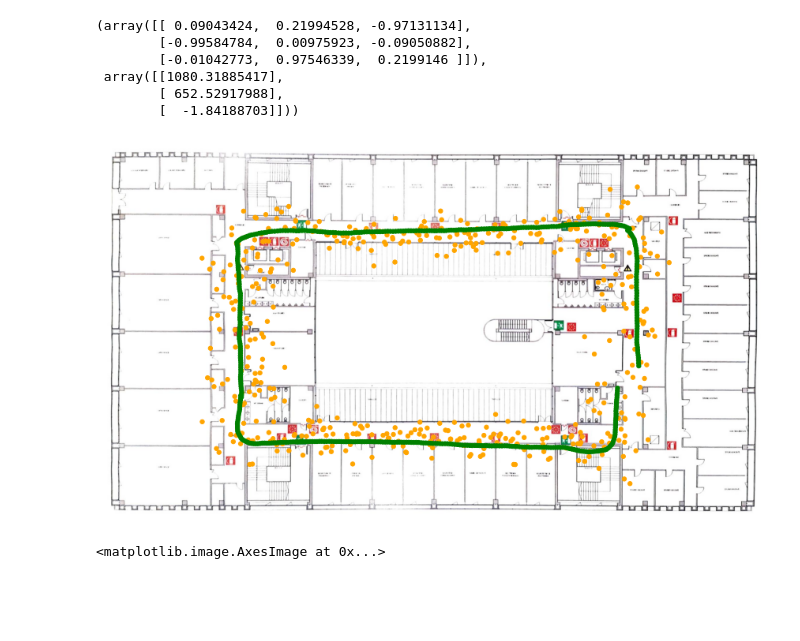
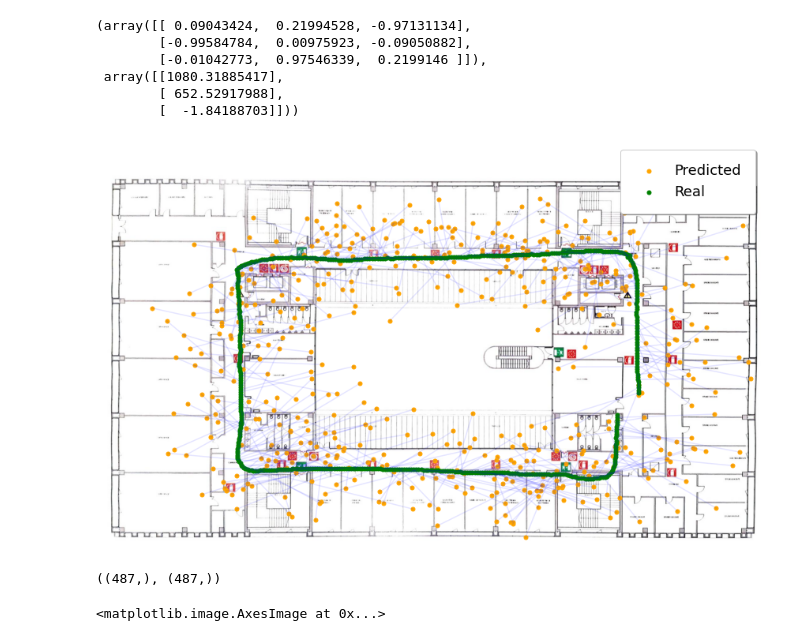
Before and after one commit to fedeizzo/camera-pose-estimation, a Jupyter notebook: notebooks/crs_alignment.ipynb, the cells around one changed output. Drawn from its saved outputs; the diff is of its cells as text; code cells hidden in the pictures; blank space fills up the shorter version.

```diff
--- a/notebooks/crs_alignment.ipynb
+++ b/notebooks/crs_alignment.ipynb
@@ -104,27 +104,34 @@ G = (np.matmul(R, targets) + t).T
 # %%
 img = plt.imread('../camera-pose-estimation/model/static/cadatastral_plan_all.jpg')
 fig, ax = plt.subplots(1, figsize=(15,15))
 ax.set_aspect('equal')
 ax.axis('off')
 
 ax.imshow(img)
-#for p in D:
-#    circ = Circle((p[0]*1, p[1]*0.95+15), 7)
-#    ax.add_patch(circ)
-for p in F:
-    circ = Circle((p[0], p[1]), 7, color='orange')
-    ax.add_patch(circ)
-for p in G:
-    circ = Circle((p[0], p[1]), 7, color='green')
-    ax.add_patch(circ)
-#for p in cadatastral_crs.T:
-    #circ = Circle((p[0], p[1]), 15, color='red')
-    #ax.add_patch(circ)
+ax.scatter(F[:, 0], F[:, 1], s=25, c='orange', label='Predicted')
+ax.scatter(G[:, 0], G[:, 1], s=25, c='green', label='Real')
+#ax.scatter(G[:, 0], G[:, 1]*0.95+15, s=25, c='green', label='Real')
 
-#for a,b in zip(F, G):
-    #ax.plot([a[0],b[0]],[a[1],b[1]], color='blue')
+for a,b in zip(F, G):
+    ax.plot([a[0],b[0]],[a[1],b[1]], color='blue', alpha=0.1)
+
+#ax.legend(['a','b', 'c'], scatterpoints=1, loc='upper right', fancybox=True, framealpha=1, shadow=True, borderpad=1)
+ax.legend(
+    loc='upper right',
+    fancybox=True,
+    framealpha=1,
+    shadow=True,
+    borderpad=1,
+    prop={'size': 18}
+)
+fig.savefig('../net_weights/posenet_map.png', dpi=1, prop={'size': 6}, prop={'size': 6}00)
+plt.show()
 # %% [output]
-[figure, old version]
+[figure, new version]
+# %%
+F[:,0].shape, F[:,1].shape
+# %% [output]
+((487,), (487,))
 # %%
 img = plt.imread('../camera-pose-estimation/model/static/cadatastral_plan_all_walkable.jpg')
 fig, ax = plt.subplots(1, figsize=(15,15))
```
